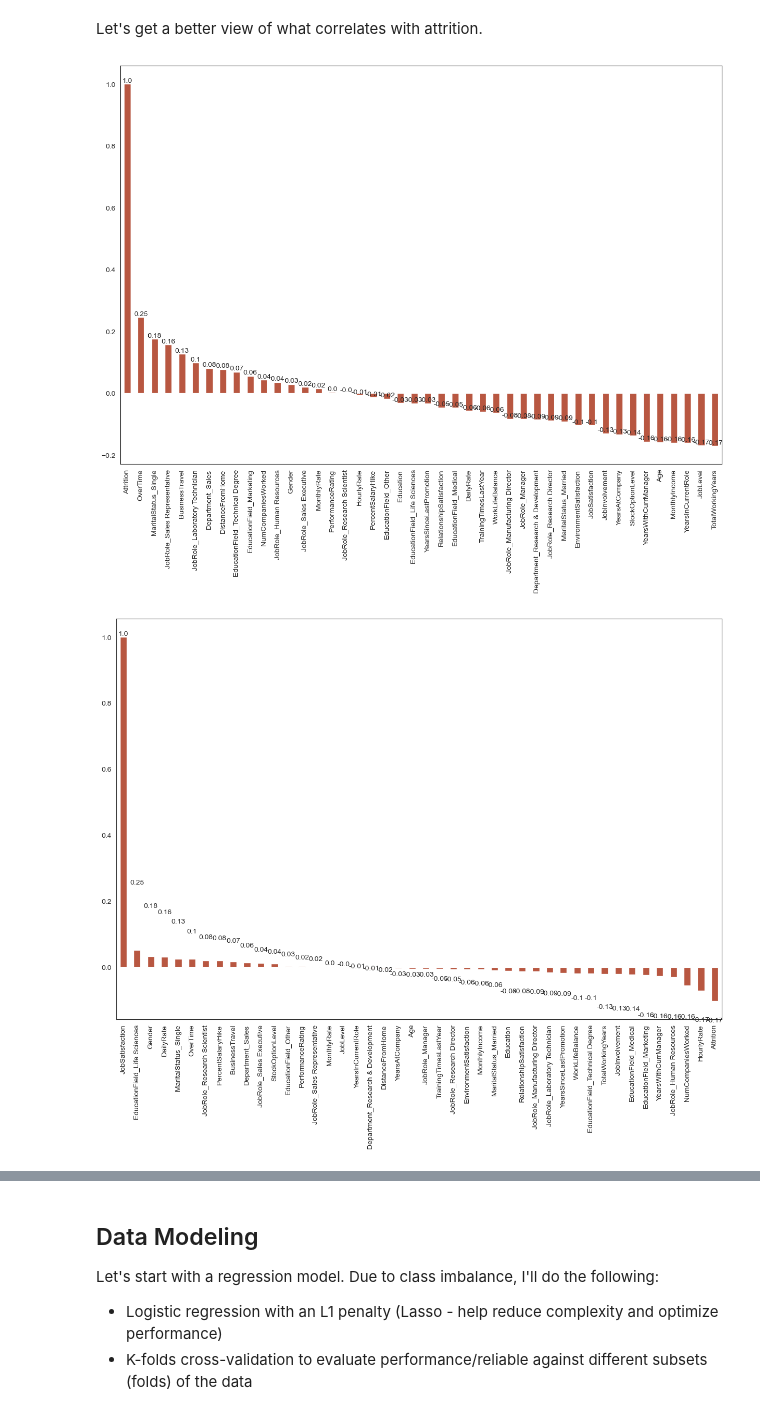
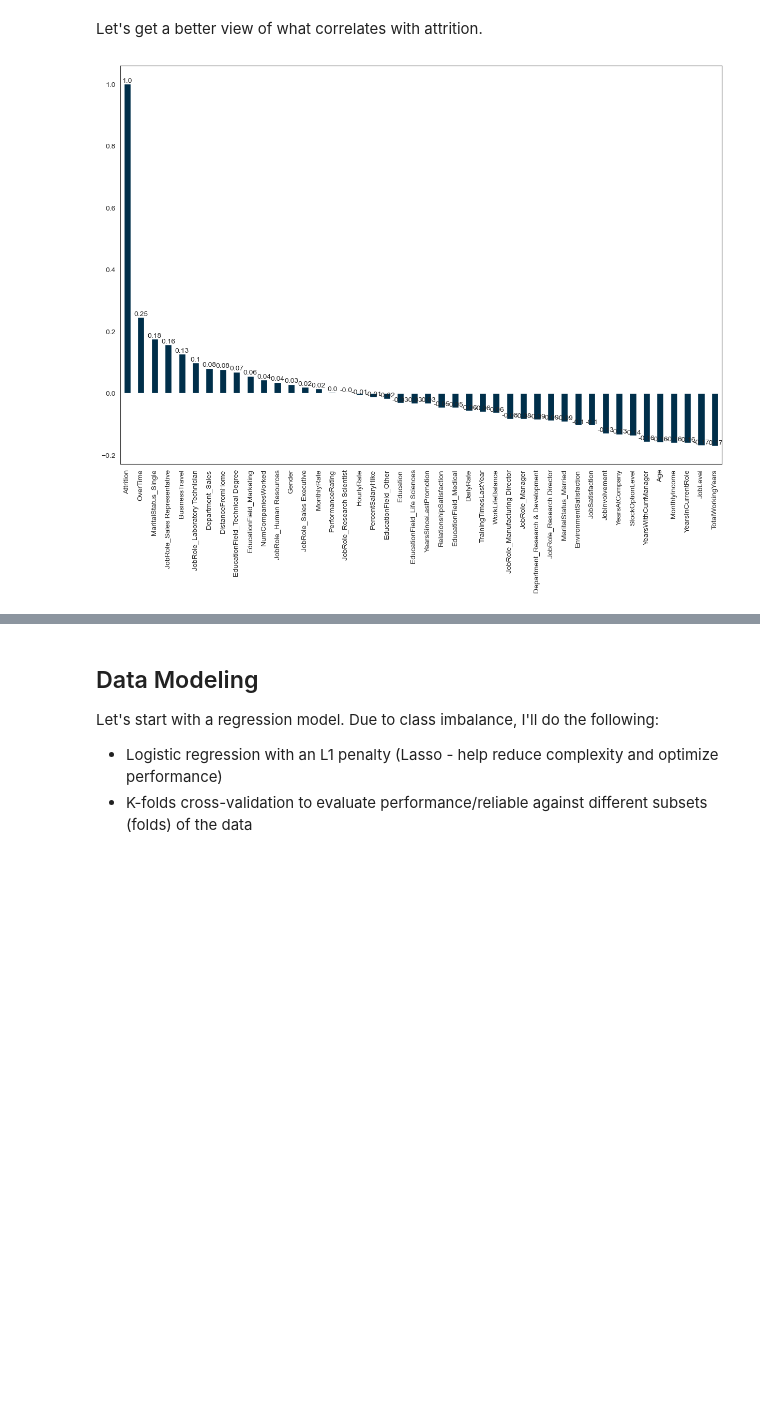
Before and after one commit to mlpost/Data-Projects, a Jupyter notebook: Kaggle HR Analytics/Predicting Attrition and Engagement/attritionAndEngagementAnalysis.ipynb, the cells around one changed output, grey strips where cells are left out. Saved outputs shown, nothing was run; the diff lists cells and outputs as text; code cells hidden in the pictures; blank space fills up the shorter version.

```diff
--- a/Kaggle HR Analytics/Predicting Attrition and Engagement/attritionAndEngagementAnalysis.ipynb
+++ b/Kaggle HR Analytics/Predicting Attrition and Engagement/attritionAndEngagementAnalysis.ipynb
@@ -5,11 +5,13 @@
 
 ## Import Libraries
 # %%
+#Basics
 import pandas as pd
 import numpy as np
 import matplotlib.pyplot as plt
 import seaborn as sns
 sns.set_style("white")
+sns.set_palette(["#002f4a", "#b85741"])
 from IPython.core.interactiveshell import InteractiveShell
 InteractiveShell.ast_node_interactivity = 'all'
 pd.set_option('display.max_columns', None)
@@ -19,6 +21,7 @@ from sklearn.model_selection import train_test_split, RepeatedKFold, cross_valid
 from sklearn.linear_model import LogisticRegression
 from sklearn.metrics import make_scorer, accuracy_score, confusion_matrix, roc_auc_score, recall_score, precision_score
 from imblearn.over_sampling import SMOTE
+from statsmodels.miscmodels.ordinal_model import OrderedModel
 # %% [markdown]
 ## Data Preview
 We're working with 1470 observations and 35 columns. A review of the data within Kaggle suggests our data is quite clean; but we'll preview the data below.
@@ -335,14 +378,11 @@ Let's get a better view of what correlates with attrition.
 # %%
 plt.figure(figsize=(15,10))
 corplot = corrs['Attrition'].sort_values(ascending = False).plot(kind='bar')
 # Add labels to the bars
 for i, val in enumerate(corrs['Attrition'].sort_values(ascending=False)):
     corplot.text(i, val, round(val, 2), horizontalalignment='center', verticalalignment='bottom', fontdict={'fontsize': 10})
 plt.show();
-
-plt.figure(figsize=(15,10))
 # %% [output]
-[figure, old version]
+[figure, new version]
-[figure, removed]
 # %% [markdown]
 ## Feature Selection
```
Also changed, not shown: parts of 24 cells of this notebook, 1 other file.
